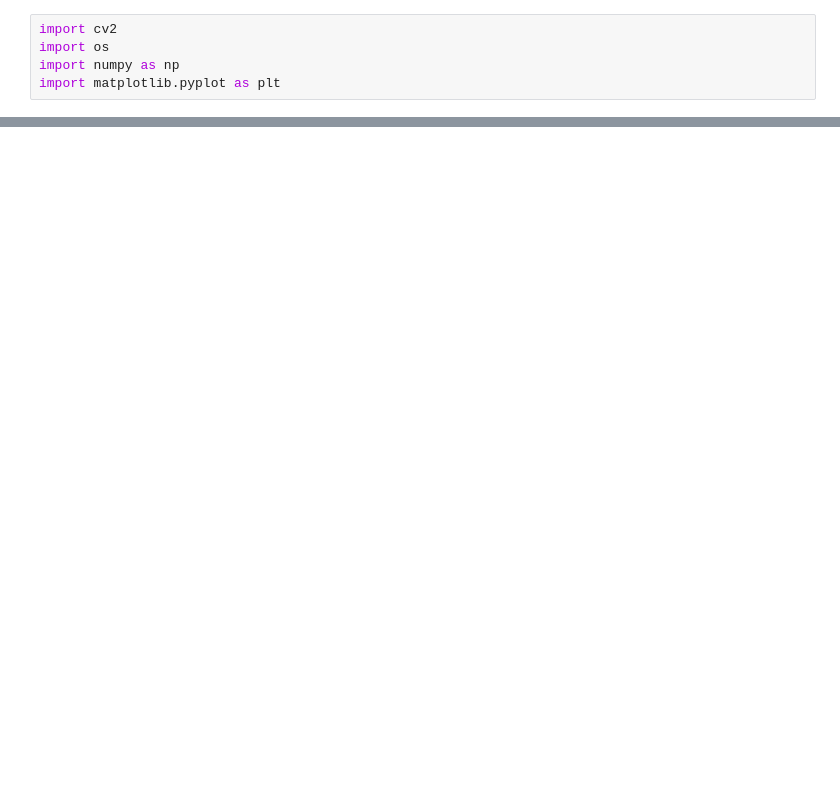
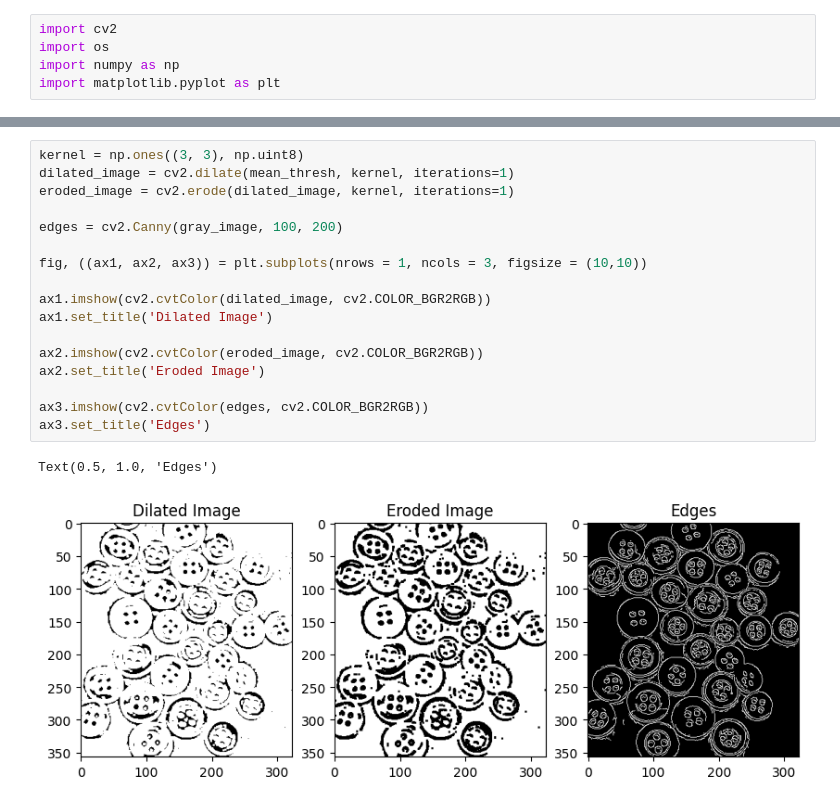
Before and after one commit to kapil-gulati/computer-vision, a Jupyter notebook: ct_assignments/open_cv_sandbox.ipynb, the cells around one changed output, grey strips where cells are left out. Cells and saved outputs as stored; diff of their text form; blank space fills up the shorter version.

```diff
--- a/ct_assignments/open_cv_sandbox.ipynb
+++ b/ct_assignments/open_cv_sandbox.ipynb
@@ -143,0 +147,20 @@ plt.show()
+# %%
+kernel = np.ones((3, 3), np.uint8)
+dilated_image = cv2.dilate(mean_thresh, kernel, iterations=1)
+eroded_image = cv2.erode(dilated_image, kernel, iterations=1)
+
+edges = cv2.Canny(gray_image, 100, 200)
+
+fig, ((ax1, ax2, ax3)) = plt.subplots(nrows = 1, ncols = 3, figsize = (10,10))
+
+ax1.imshow(cv2.cvtColor(dilated_image, cv2.COLOR_BGR2RGB))
+ax1.set_title('Dilated Image')
+
+ax2.imshow(cv2.cvtColor(eroded_image, cv2.COLOR_BGR2RGB))
+ax2.set_title('Eroded Image')
+
+ax3.imshow(cv2.cvtColor(edges, cv2.COLOR_BGR2RGB))
+ax3.set_title('Edges')
+# %% [output]
+Text(0.5, 1.0, 'Edges')
+[figure, added]
```
Also changed, not shown: parts of 9 cells of this notebook, 1 other file.
